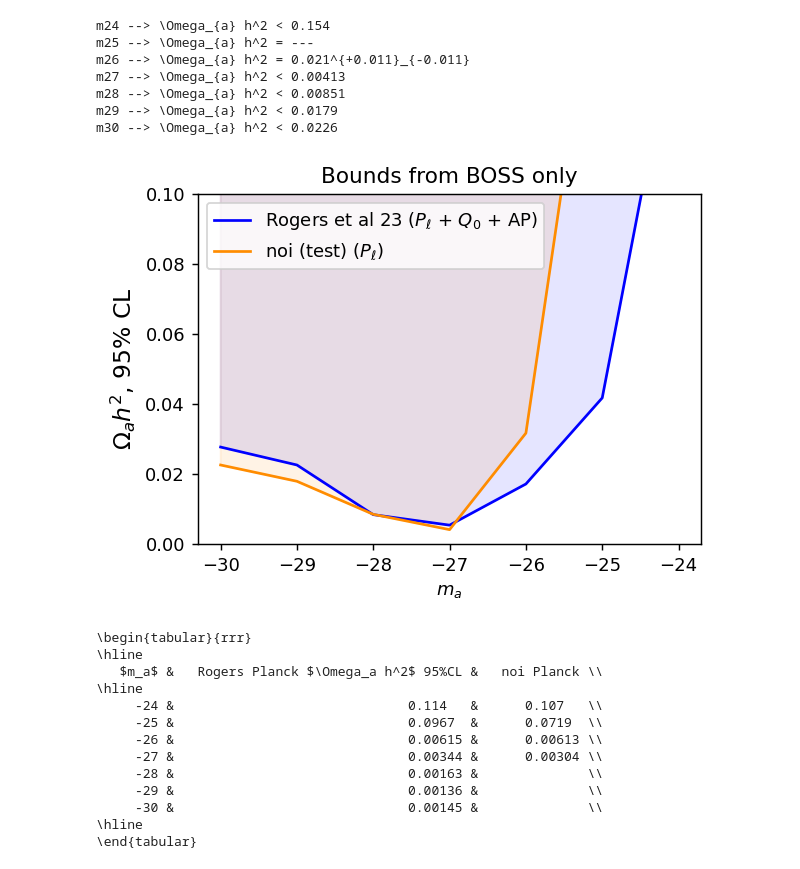
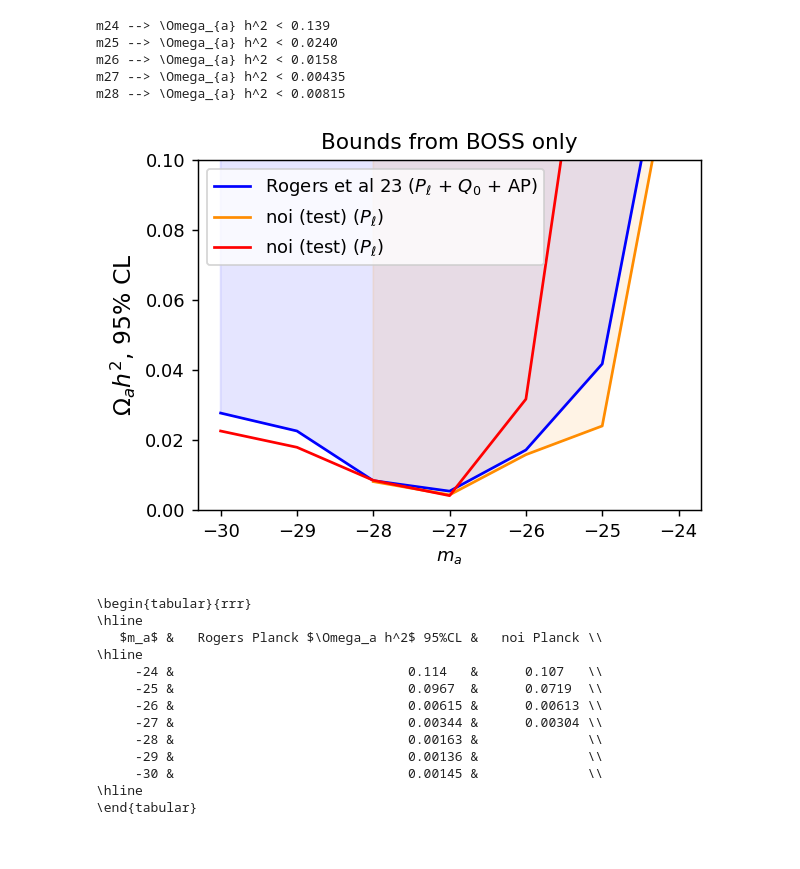
Before and after one commit to fverd/cobaya, a Jupyter notebook: FRA/analyze-grid-of-runs.ipynb, the cells around one changed output. Drawn from its saved outputs; the diff is of its cells as text; code cells hidden in the pictures.

```diff
--- a/FRA/analyze-grid-of-runs.ipynb
+++ b/FRA/analyze-grid-of-runs.ipynb
@@ -8,13 +8,13 @@ import numpy as np
 import matplotlib.pyplot as plt
 %matplotlib inline
 # %%
-grid_root_dir = '/home/fverdian/cobaya/chains-ulysses/axigridb2bG2_deltamincl'
+grid_root_dir = '/home/fverdian/cobaya/chains-ulysses/axigrid_Q0'
 
 Samples={}
 
 for root, dirs, files in os.walk(grid_root_dir):
     for chain_name in sorted(fnmatch.filter(dirs, 'base_*')):
-        # if chain_name in ['base_m30']: continue
+        if chain_name in ['base_m29','base_m30']: continue
         print(chain_name)
         subdirs = next(os.walk(os.path.join(root, chain_name)))[1]
         only_subdir = subdirs[0]
@@ -46,37 +44,38 @@ gdplot.triangle_plot(chains_to_plot_boss[4] ,  pars_toplot, title_limit=2, fille
 # %%
-for samp in chains_to_plot:
+for samp in chains_to_plot_boss:
     print(samp.label[5:],'-->', samp.getInlineLatex('omega_scf',limit=2))
 # %% [output]
-m24 --> \Omega_{a} h^2 < 0.154
-m25 --> \Omega_{a} h^2 = ---
-m26 --> \Omega_{a} h^2 = 0.021^{+0.011}_{-0.011}
-m27 --> \Omega_{a} h^2 < 0.00413
-m28 --> \Omega_{a} h^2 < 0.00851
-m29 --> \Omega_{a} h^2 < 0.0179
-m30 --> \Omega_{a} h^2 < 0.0226
+m24 --> \Omega_{a} h^2 < 0.139
+m25 --> \Omega_{a} h^2 < 0.0240
+m26 --> \Omega_{a} h^2 < 0.0158
+m27 --> \Omega_{a} h^2 < 0.00435
+m28 --> \Omega_{a} h^2 < 0.00815
 # %%
 plt.figure(figsize=(5,3.5), dpi=130)
 mvals = [-24, -25, -26, -27, -28,-29, -30]
 RogersBOSS = [0.155,0.04174,0.01717,0.00542,0.00842,0.02259,0.02771]
 plt.plot(mvals, RogersBOSS,'b', label=r'Rogers et al 23 ($P_\ell$ + $Q_0$ + AP)')
 plt.fill_between(mvals, RogersBOSS, y2=0.16, interpolate=True, color='b', alpha=0.1)
 
 # My bounds
-my2lims = [samp.getMargeStats().parWithName('omega_scf').limits[1].upper for samp in chains_to_plot]
-mvals2 = [samp.ma_val for samp in chains_to_plot]
+my2lims = [samp.getMargeStats().parWithName('omega_scf').limits[1].upper for samp in chains_to_plot_boss]
+mvals2 = [samp.ma_val for samp in chains_to_plot_boss]
 
+# my2lims_Pell = my2lims
 plt.plot(mvals2, my2lims, 'darkorange',label='noi (test) ($P_\ell$)')
 plt.fill_between(mvals2, my2lims, y2=0.16, interpolate=True, color='darkorange', alpha=0.1)
+
+plt.plot(mvals, my2lims_Pell, 'r',label='noi (test) ($P_\ell$)')
 
 plt.ylim([0.,0.1])
 # plt.yscale('log')
 plt.xlabel(r'$m_a$')
 plt.ylabel(r'$\Omega_a h^2$, 95% CL', fontsize=13)
 plt.legend()
 plt.title('Bounds from BOSS only')
 plt.show()
 # %% [output]
-[figure, old version]
+[figure, new version]
 # %%
 from tabulate import tabulate
 table = tabulate(list(zip(mvals,RogersPlanck, my2lims+[None,None,None])), headers=[r'$m_a$',r'Rogers Planck $\Omega_a h^2$ 95%CL',r'noi Planck'], floatfmt='.3g',tablefmt="latex_raw", rowalign='center')
```
Also changed, not shown: parts of 2 cells of this notebook, 4 other files.
